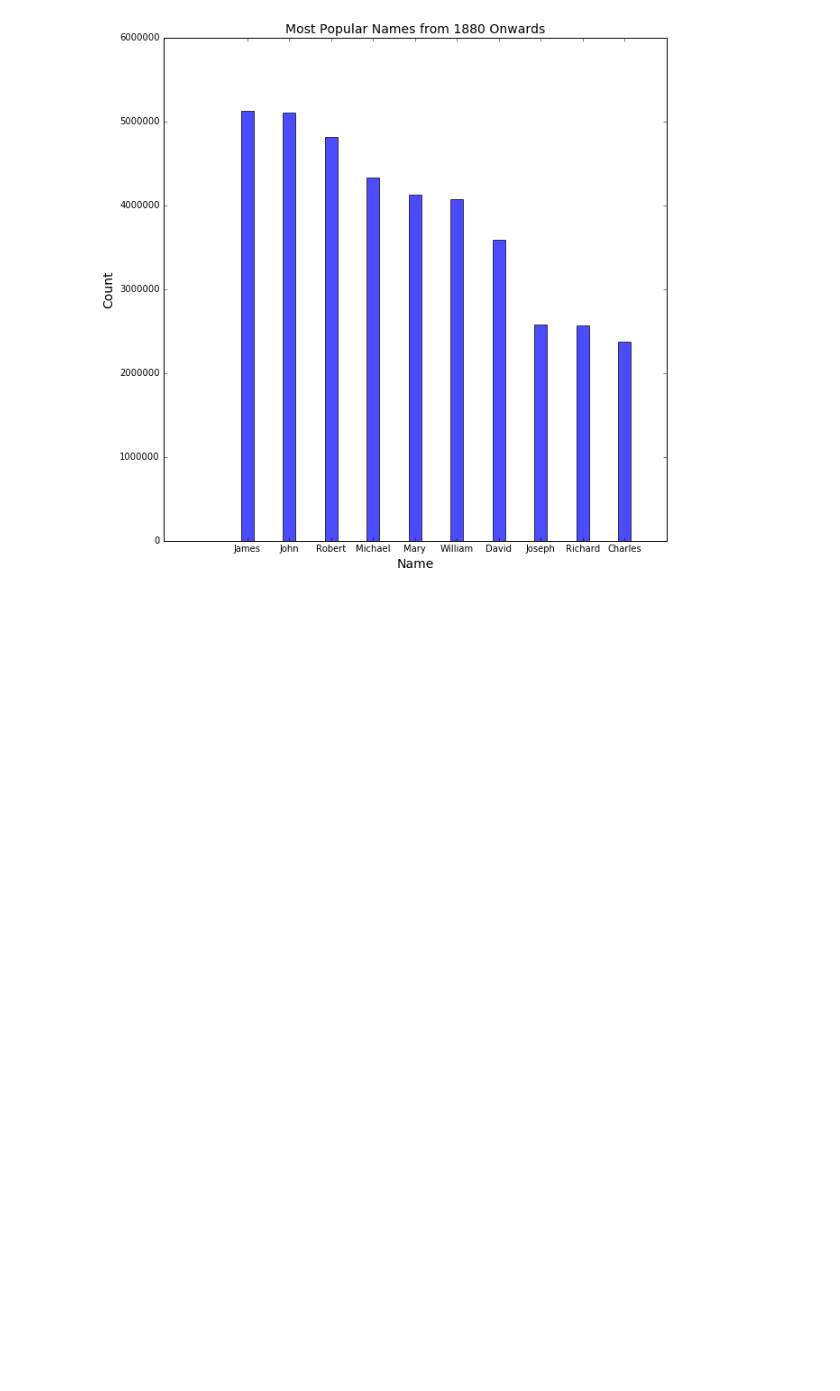
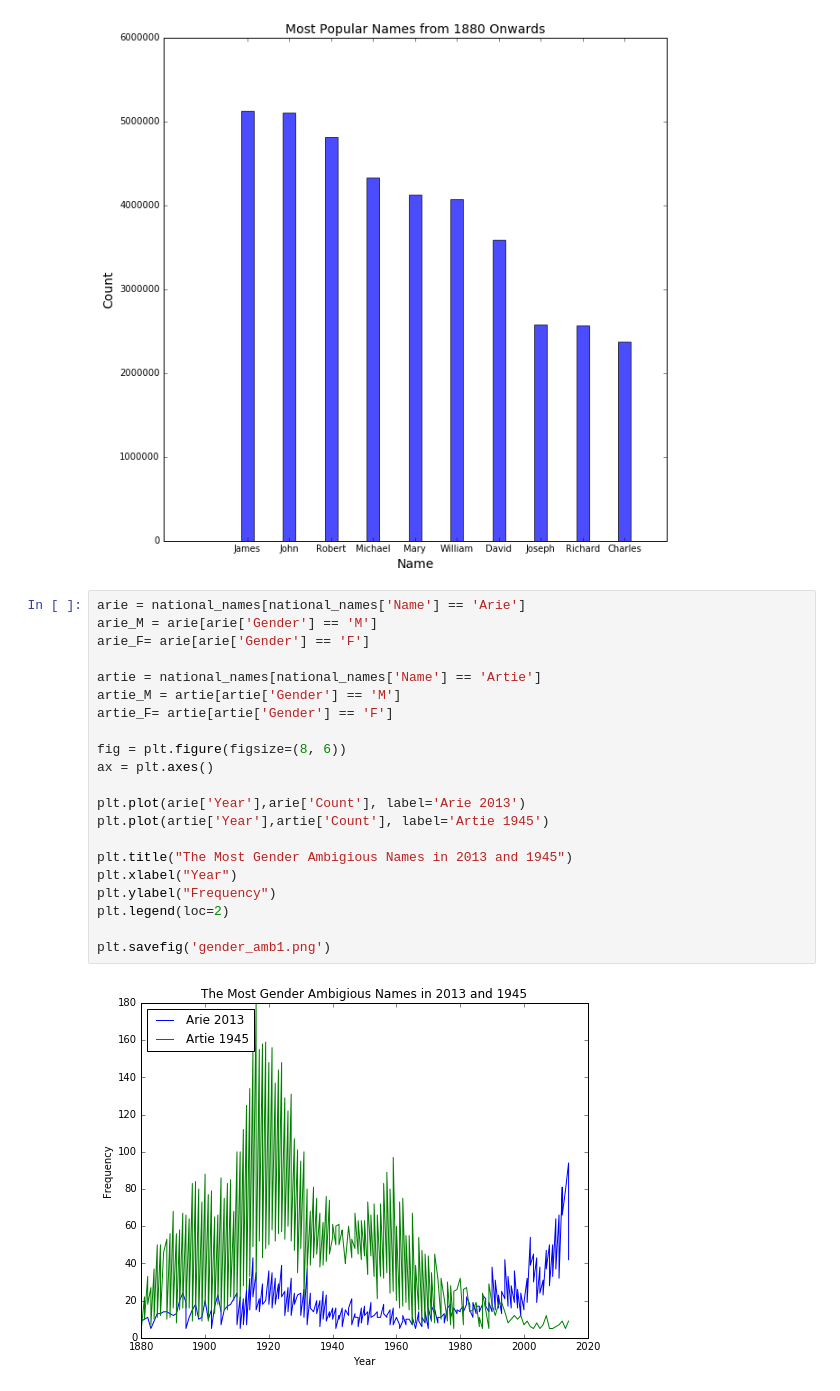
Before and after one commit to UlyssesInvictus/cs109-project, a Jupyter notebook: Milestone 3 Visualizations.ipynb, the cells around one changed output. Drawn from its saved outputs; the diff is of its cells as text; blank space fills up the shorter version.

Commit message:
Added to Visuals and Milestone 3.3

```diff
--- a/Milestone 3 Visualizations.ipynb
+++ b/Milestone 3 Visualizations.ipynb
@@ -131,3 +131,26 @@ plt.xticks(index, ('James', 'John', 'Robert', 'Michael', 'Mary', 'William', 'Dav
 plt.savefig('1880_counts.png')
 # %% [output]
 [figure]
+# %%
+arie = national_names[national_names['Name'] == 'Arie']
+arie_M = arie[arie['Gender'] == 'M']
+arie_F= arie[arie['Gender'] == 'F']
+
+artie = national_names[national_names['Name'] == 'Artie']
+artie_M = artie[artie['Gender'] == 'M']
+artie_F= artie[artie['Gender'] == 'F']
+
+fig = plt.figure(figsize=(8, 6))
+ax = plt.axes()
+
+plt.plot(arie['Year'],arie['Count'], label='Arie 2013')
+plt.plot(artie['Year'],artie['Count'], label='Artie 1945')
+
+plt.title("The Most Gender Ambigious Names in 2013 and 1945")
+plt.xlabel("Year")
+plt.ylabel("Frequency")
+plt.legend(loc=2)
+
+plt.savefig('gender_amb1.png')
+# %% [output]
+[figure, added]
```
Also changed, not shown: parts of 2 cells of this notebook, 8 other files.
